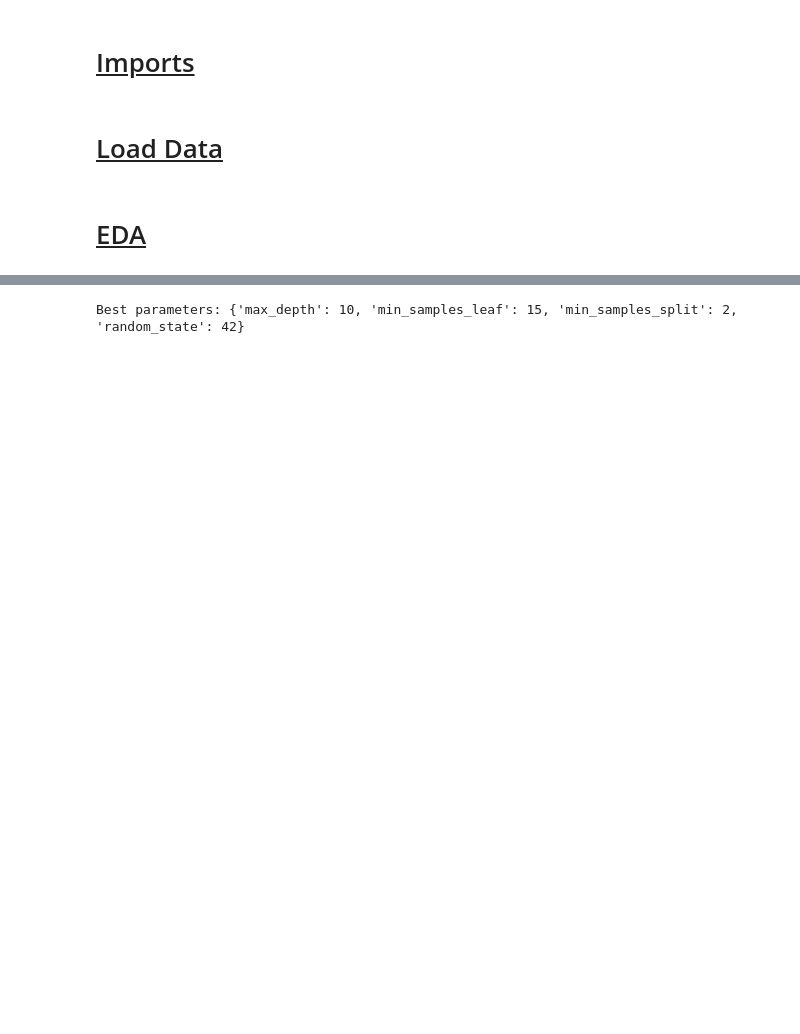
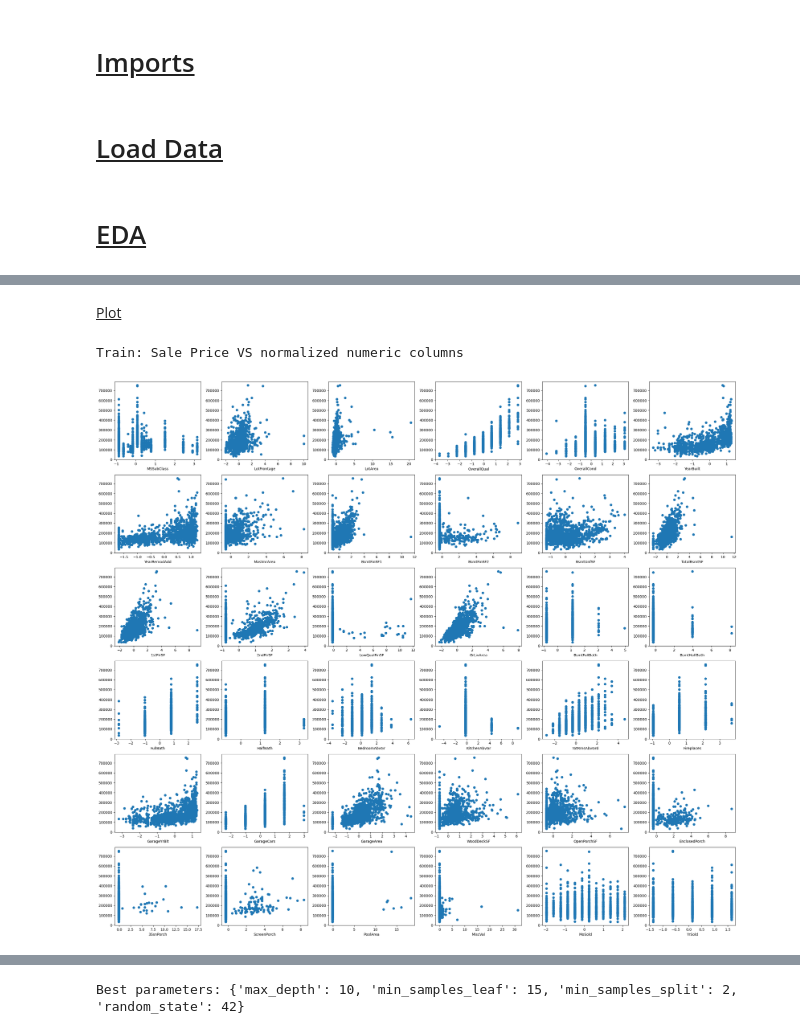
Before and after one commit to tryko/y_data_Itay_asaf_, a Jupyter notebook: Kaggle/Kaggle_Final.ipynb, the cells around one changed output, grey strips where cells are left out. Saved outputs shown, nothing was run; the diff lists cells and outputs as text; code cells hidden in the pictures; blank space fills up the shorter version.

```diff
--- a/Kaggle/Kaggle_Final.ipynb
+++ b/Kaggle/Kaggle_Final.ipynb
@@ -47,0 +250,25 @@ test_ID = test.Id
+# %%
+cols_to_scale = train.select_dtypes(exclude='object').drop(['Id','SalePrice'],axis=1).columns
+
+# create StandardScaler object for train
+scaler = StandardScaler()
+train_scaled = pd.DataFrame(scaler.fit_transform(train[cols_to_scale]), columns=cols_to_scale)
+# scale the test columns using the scaler object from train
+test_scaled = pd.DataFrame(scaler.transform(test[cols_to_scale]), columns=cols_to_scale)
+# %% [markdown]
+<ins> Plot
+# %%
+print('Train: Sale Price VS normalized numeric columns')
+plt.figure(figsize=(25,25))
+for i in range(train_scaled.columns.shape[0]):
+    col = train_scaled.columns[i]
+    plt.subplot(7, 6, i+1)
+    # plt.hist(train_scaled[col],bins=15, alpha=0.5, label='train', color='blue',density=False)
+    plt.scatter(x=train_scaled[col], y=train.SalePrice)
+    # plt.hist(test[col], bins=15,alpha=0.5, label='test', color='orange',density=False)
+    plt.xlabel(col)
+plt.tight_layout()
+plt.show()
+# %% [output]
+Train: Sale Price VS normalized numeric columns
+[figure, added]
```
Also changed, not shown: parts of 55 cells of this notebook, 2 other files.
